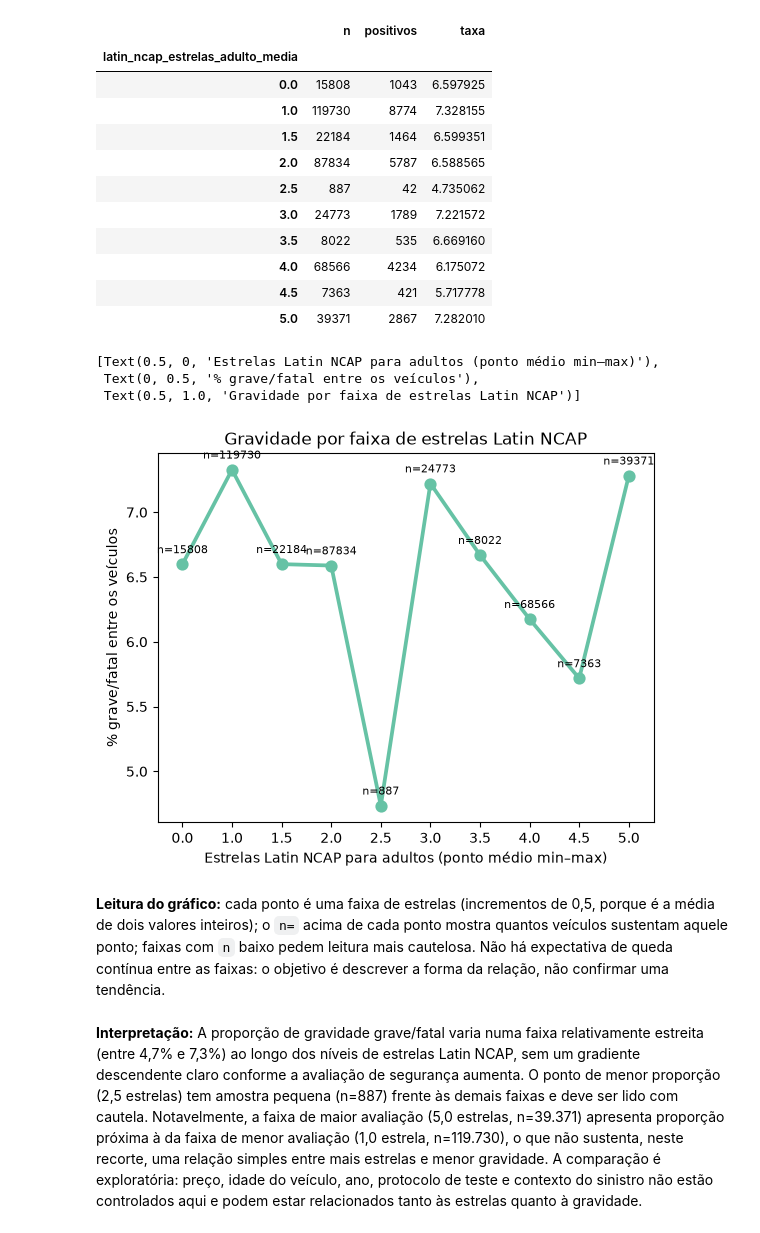
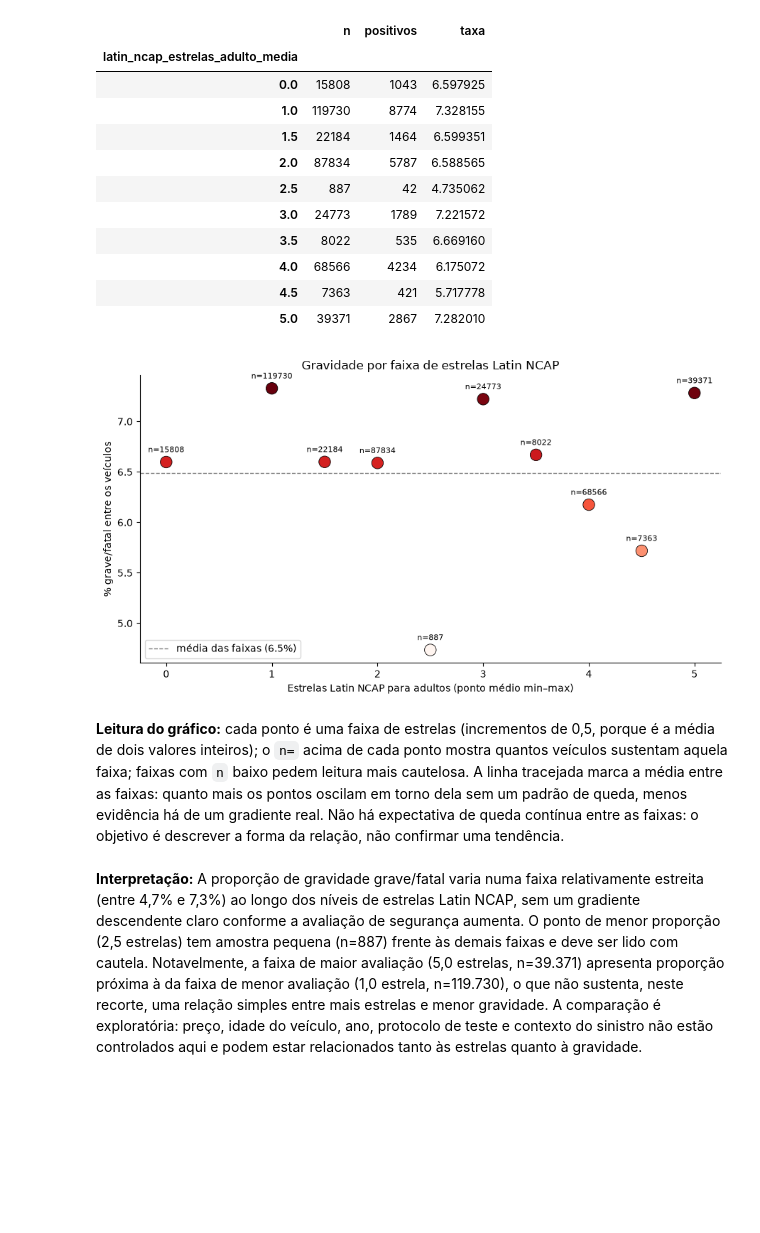
Before and after one commit to ju-caju/analise-seguranca-veicular-prf, a Jupyter notebook: notebooks/relatorio-final.ipynb, the cells around one changed output. Drawn from its saved outputs; the diff is of its cells as text; code cells hidden in the pictures; blank space fills up the shorter version.

```diff
--- a/notebooks/relatorio-final.ipynb
+++ b/notebooks/relatorio-final.ipynb
@@ -707,6 +707,32 @@ resumo da faixa de estrelas do veículo, já que o Latin NCAP costuma reportar u
 de diferentes versões do mesmo modelo) em vez de um valor único. Agrupamos os veículos por esse
 ponto médio e comparamos a proporção de desfecho grave/fatal entre as faixas, sempre exigindo o
 mínimo de observações definido em `N_MINIMO` para não comparar faixas com poucos veículos.
+# %%
+import matplotlib.cm as cm
+import matplotlib.colors as mcolors
+
+def grafico_gradiente(dados, coluna_x, xlabel, titulo):
+    dados = dados.reset_index()
+    norm = mcolors.Normalize(vmin=dados["taxa"].min(), vmax=dados["taxa"].max())
+    cores = cm.Reds(norm(dados["taxa"]))
+    media_geral = dados["taxa"].mean()
+
+    plt.figure(figsize=(9, 5))
+    plt.scatter(dados[coluna_x], dados["taxa"], c=cores, s=140, zorder=3,
+                edgecolor="black", linewidth=0.6)
+    plt.axhline(media_geral, color="gray", linestyle="--", linewidth=1,
+                label=f"média das faixas ({media_geral:.1f}%)")
+    for _, linha in dados.iterrows():
+        plt.annotate(f"n={int(linha['n'])}", (linha[coluna_x], linha["taxa"]),
+                     textcoords="offset points", xytext=(0, 10), ha="center", fontsize=8)
+
+    plt.xlabel(xlabel)
+    plt.ylabel("% grave/fatal entre os veículos")
+    plt.title(titulo)
+    plt.legend()
+    sns.despine()
+    plt.tight_layout()
+    plt.show()
 # %%
 gradiente_estrelas = taxa_por_categoria(
     veiculos, "latin_ncap_estrelas_adulto_media",
@@ -727,30 +753,18 @@ gradiente_estrelas
 | 4.0 | 68566 | 4234 | 6.175072 |
 | 4.5 | 7363 | 421 | 5.717778 |
 | 5.0 | 39371 | 2867 | 7.282010 |
-# %%
-ax = sns.pointplot(
-    data=gradiente_estrelas.reset_index(),
-    x="latin_ncap_estrelas_adulto_media", y="taxa",
-)
-for x, (_, linha) in enumerate(gradiente_estrelas.iterrows()):
-    ax.annotate(f"n={int(linha['n'])}", (x, linha["taxa"]), textcoords="offset points",
-                xytext=(0, 8), ha="center", fontsize=8)
-
-ax.set(
-    xlabel="Estrelas Latin NCAP para adultos (ponto médio min–max)",
-    ylabel="% grave/fatal entre os veículos",
-    title="Gravidade por faixa de estrelas Latin NCAP",
-)
-# %% [output]
-[Text(0.5, 0, 'Estrelas Latin NCAP para adultos (ponto médio min–max)'),
- Text(0, 0.5, '% grave/fatal entre os veículos'),
- Text(0.5, 1.0, 'Gravidade por faixa de estrelas Latin NCAP')]
-[figure, removed]
+# %%
+grafico_gradiente(
+    gradiente_estrelas, "latin_ncap_estrelas_adulto_media",
+    xlabel="Estrelas Latin NCAP para adultos (ponto médio min–max)",
+    titulo="Gravidade por faixa de estrelas Latin NCAP",
+)
+# %% [output]
+[figure, added]
 # %% [markdown]
 **Leitura do gráfico:** cada ponto é uma faixa de estrelas (incrementos de 0,5, porque é a média de
-dois valores inteiros); o `n=` acima de cada ponto mostra quantos veículos sustentam aquele ponto;
-faixas com `n` baixo pedem leitura mais cautelosa. Não há expectativa de queda contínua entre as
-faixas: o objetivo é descrever a forma da relação, não confirmar uma tendência.
+dois valores inteiros); o `n=` acima de cada ponto mostra quantos veículos sustentam aquela faixa;
+faixas com `n` baixo pedem leitura mais cautelosa. A linha tracejada marca a média entre as faixas: quanto mais os pontos oscilam em torno dela sem um padrão de queda, menos evidência há de um gradiente real. Não há expectativa de queda contínua entre as faixas: o objetivo é descrever a forma da relação, não confirmar uma tendência.
 # %% [markdown]
 **Interpretação:** A proporção de gravidade grave/fatal varia numa faixa relativamente estreita
 (entre 4,7% e 7,3%) ao longo dos níveis de estrelas Latin NCAP, sem um gradiente descendente claro
```
Also changed, not shown: parts of 17 cells of this notebook.
